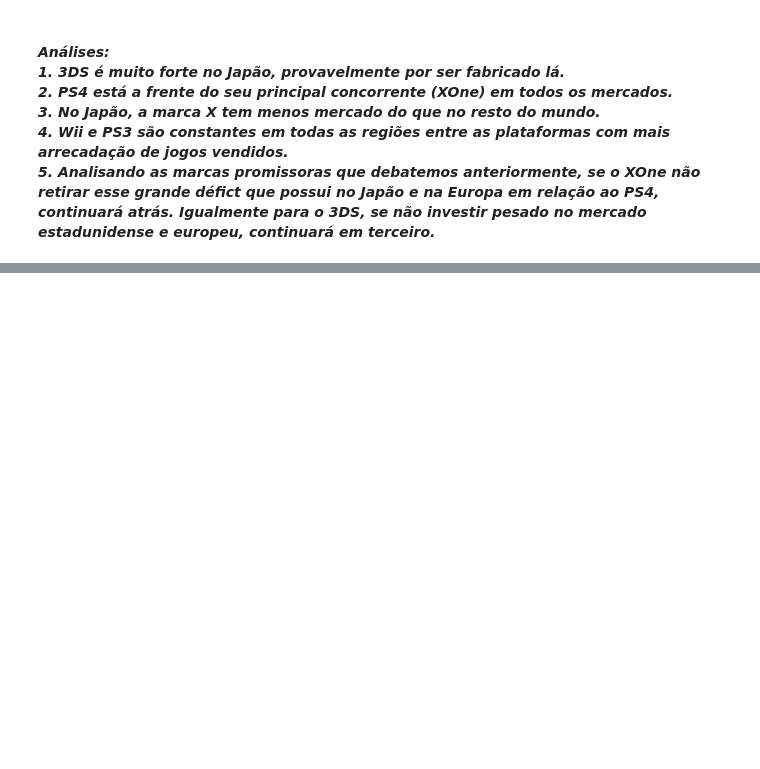
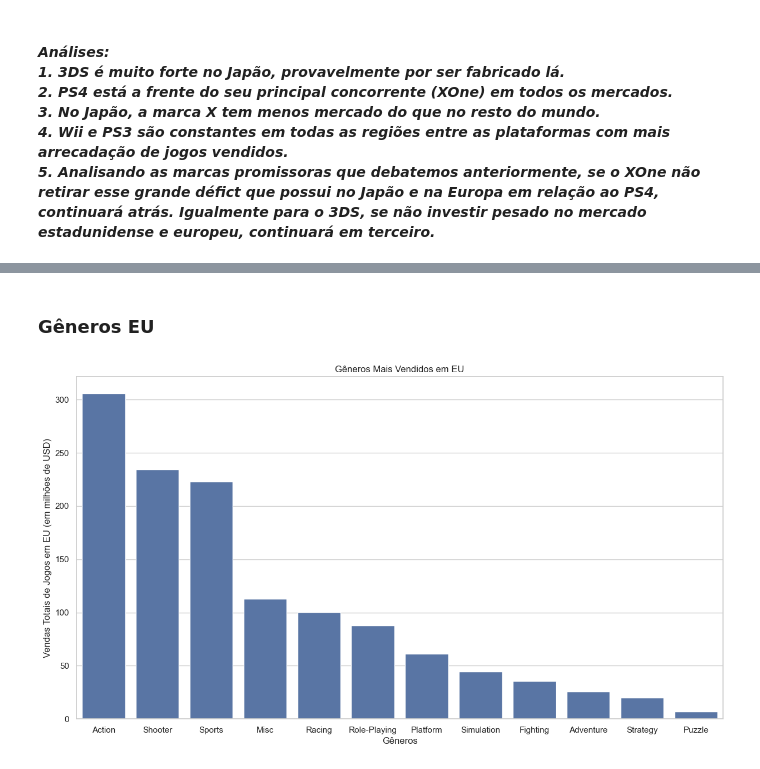
Before and after one commit to henriquetargino/games, a Jupyter notebook: EDA.ipynb, the cells around one changed output, grey strips where cells are left out. Cells and saved outputs as stored; diff of their text form; code cells hidden in the pictures; blank space fills up the shorter version.

```diff
--- a/EDA.ipynb
+++ b/EDA.ipynb
@@ -520,0 +535,14 @@ plt.show()
+# %% [markdown]
+### Gêneros EU
+# %%
+eu_genre = df_predict.groupby('genre')['eu_sales'].sum().reset_index().sort_values(by='eu_sales', ascending=False)
+
+plt.figure(figsize=(15,8))
+sns.barplot(data=eu_genre, x='genre', y='eu_sales')
+
+plt.title('Gêneros Mais Vendidos em EU')
+plt.xlabel('Gêneros')
+plt.ylabel('Vendas Totais de Jogos em EU (em milhões de USD)')
+plt.show()
+# %% [output]
+[figure, added]
```
Also changed, not shown: parts of 11 cells of this notebook.
